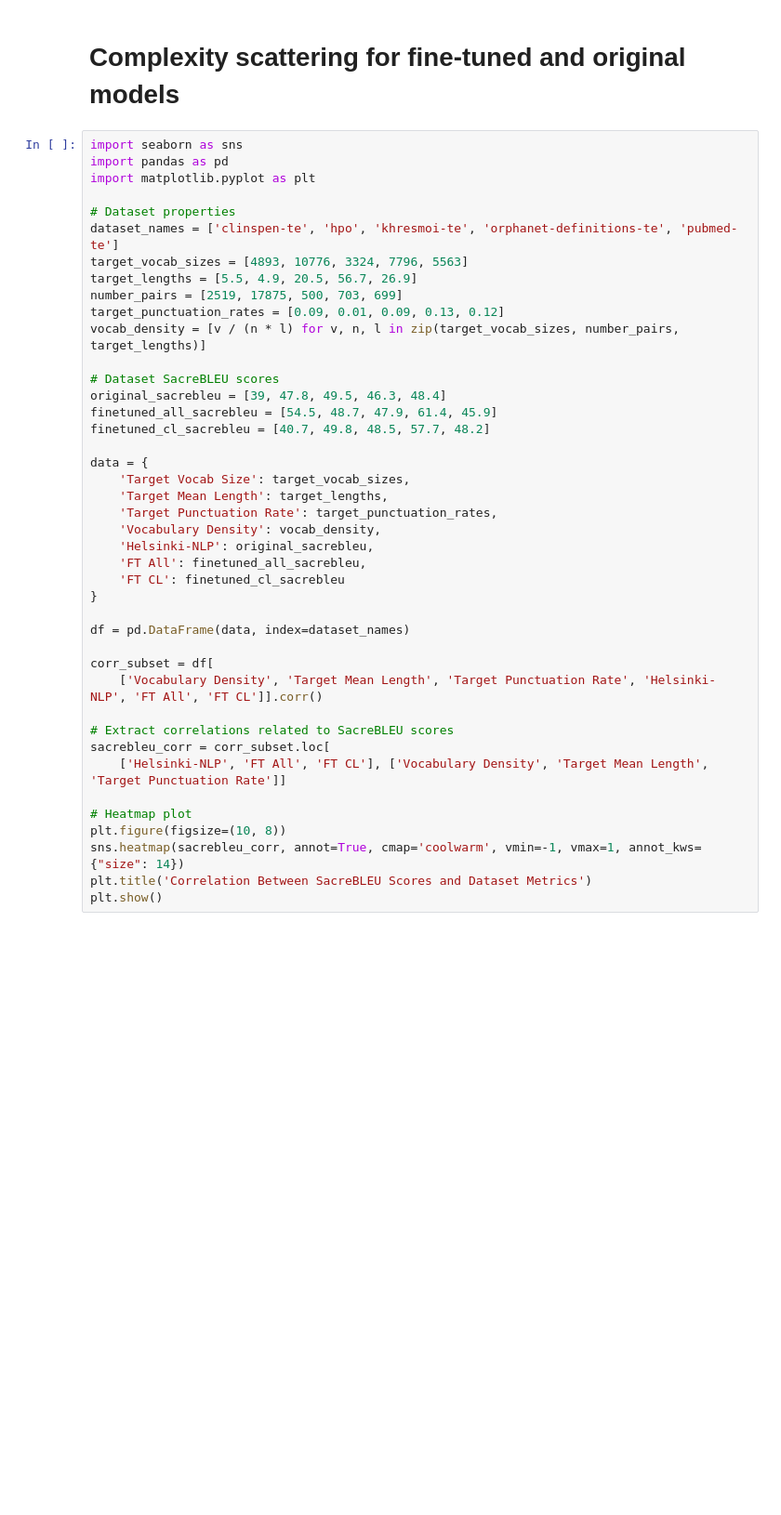
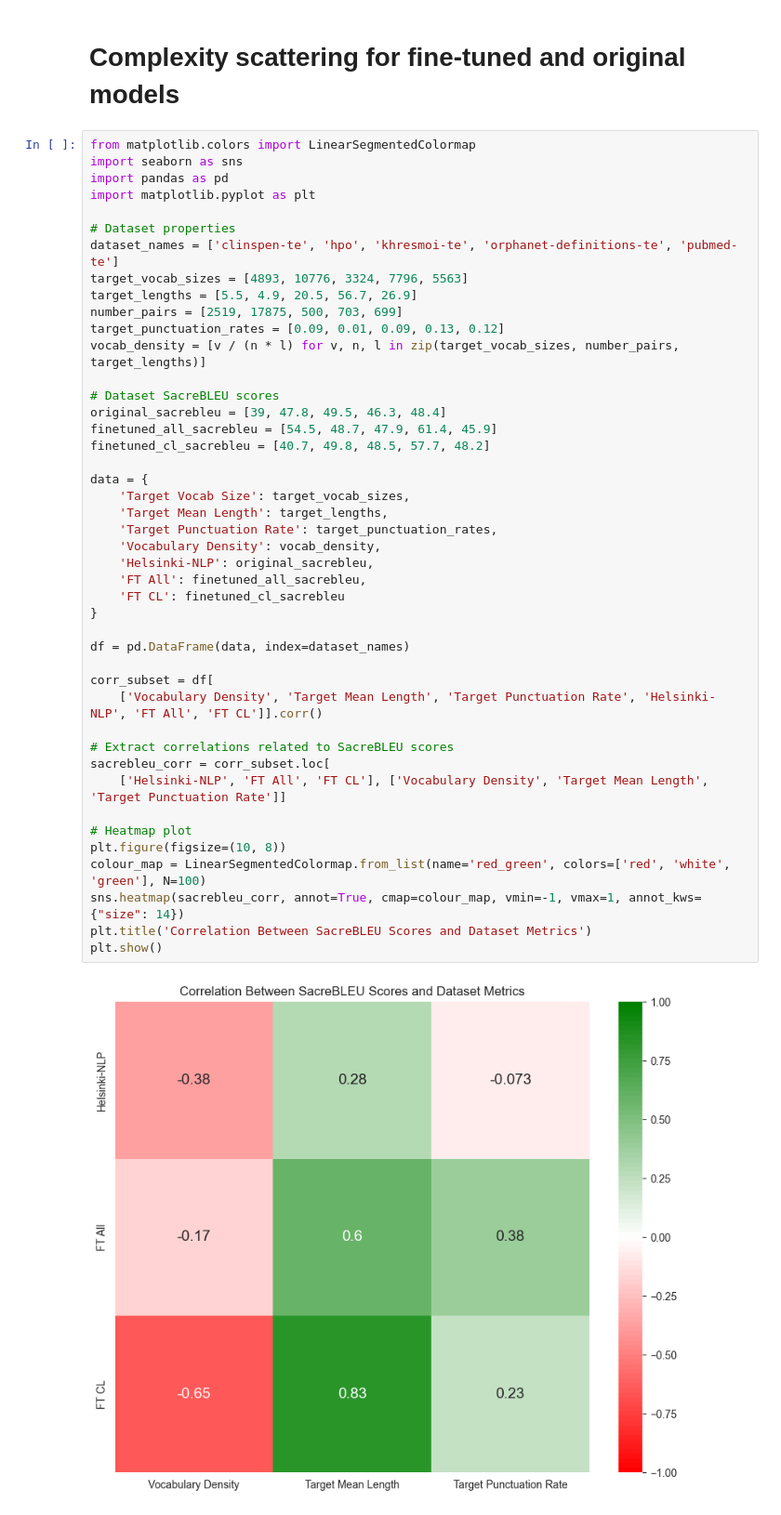
Before and after one commit to zaki-amin/machine-translation-en2es-for-biomedical-text, a Jupyter notebook: data_analysis/graphing/correlations.ipynb, the cells around one changed output. Shown: that part at 93% size. Saved outputs shown, nothing was run; the diff lists cells and outputs as text; blank space fills up the shorter version.

Commit message:
Consistent colours for models in all graphs

```diff
--- a/data_analysis/graphing/correlations.ipynb
+++ b/data_analysis/graphing/correlations.ipynb
@@ -1,6 +1,7 @@
 # %% [markdown]
 # Complexity scattering for fine-tuned and original models
 # %%
+from matplotlib.colors import LinearSegmentedColormap
 import seaborn as sns
 import pandas as pd
 import matplotlib.pyplot as plt
@@ -14,31 +15,34 @@ target_punctuation_rates = [0.09, 0.01, 0.09, 0.13, 0.12]
 vocab_density = [v / (n * l) for v, n, l in zip(target_vocab_sizes, number_pairs, target_lengths)]
 
 # Dataset SacreBLEU scores
 original_sacrebleu = [39, 47.8, 49.5, 46.3, 48.4]
 finetuned_all_sacrebleu = [54.5, 48.7, 47.9, 61.4, 45.9]
 finetuned_cl_sacrebleu = [40.7, 49.8, 48.5, 57.7, 48.2]
 
 data = {
     'Target Vocab Size': target_vocab_sizes,
     'Target Mean Length': target_lengths,
     'Target Punctuation Rate': target_punctuation_rates,
     'Vocabulary Density': vocab_density,
     'Helsinki-NLP': original_sacrebleu,
     'FT All': finetuned_all_sacrebleu,
     'FT CL': finetuned_cl_sacrebleu
 }
 
 df = pd.DataFrame(data, index=dataset_names)
 
 corr_subset = df[
     ['Vocabulary Density', 'Target Mean Length', 'Target Punctuation Rate', 'Helsinki-NLP', 'FT All', 'FT CL']].corr()
 
 # Extract correlations related to SacreBLEU scores
 sacrebleu_corr = corr_subset.loc[
     ['Helsinki-NLP', 'FT All', 'FT CL'], ['Vocabulary Density', 'Target Mean Length', 'Target Punctuation Rate']]
 
 # Heatmap plot
 plt.figure(figsize=(10, 8))
-sns.heatmap(sacrebleu_corr, annot=True, cmap='coolwarm', vmin=-1, vmax=1, annot_kws={"size": 14})
+colour_map = LinearSegmentedColormap.from_list(name='red_green', colors=['red', 'white', 'green'], N=100)
+sns.heatmap(sacrebleu_corr, annot=True, cmap=colour_map, vmin=-1, vmax=1, annot_kws={"size": 14})
 plt.title('Correlation Between SacreBLEU Scores and Dataset Metrics')
 plt.show()
+# %% [output]
+[figure, added]
```
Also changed, not shown: 3 other files.
